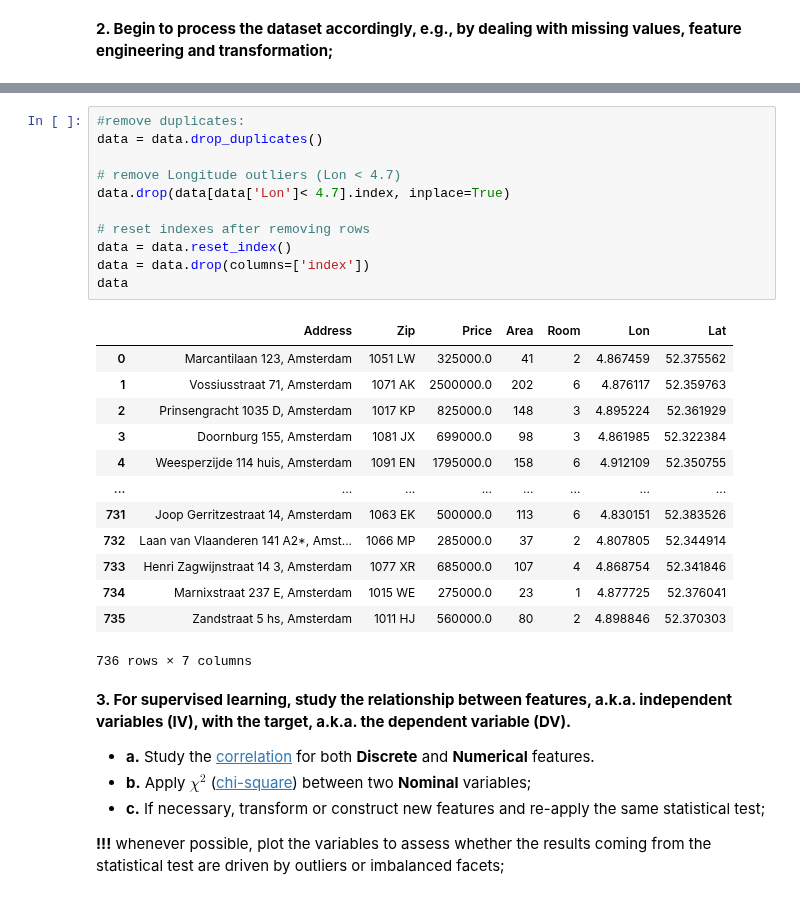
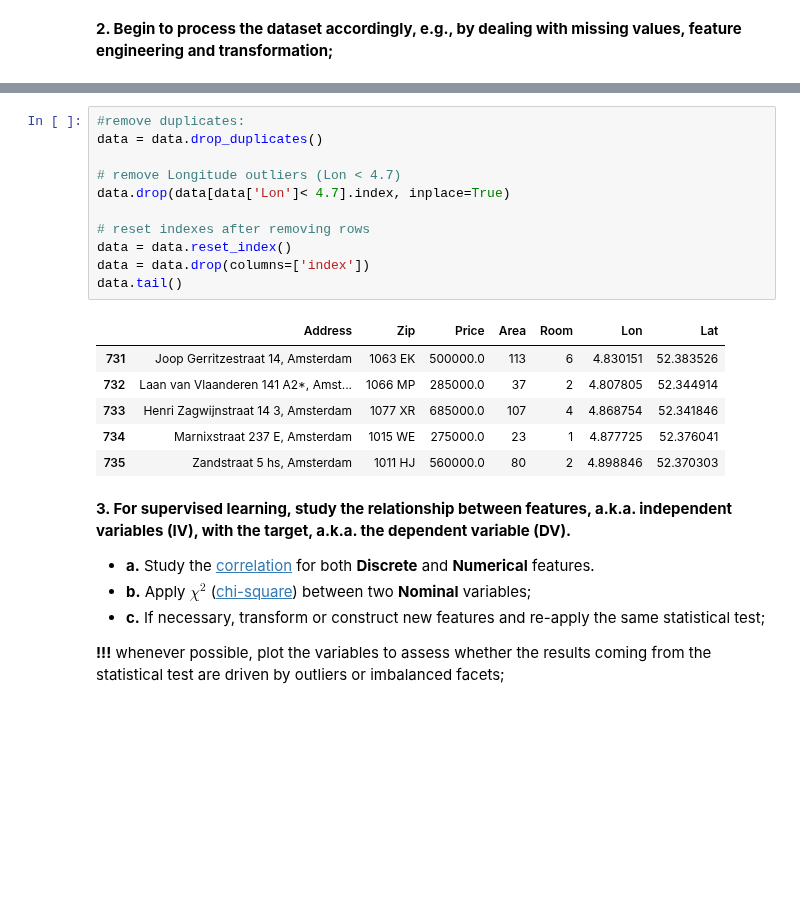
Before and after one commit to nadiia-duiunova/House_price, a Jupyter notebook: Stat inference.ipynb, the cells around one changed output, grey strips where cells are left out. Cells and saved outputs as stored; diff of their text form; blank space fills up the shorter version.

```diff
--- a/Stat inference.ipynb
+++ b/Stat inference.ipynb
@@ -52,28 +53,21 @@ o Columns: ['Price', 'Address', 'Zip', 'Area', 'Room', 'Lon', 'Lat']
 # %%
 #remove duplicates:
 data = data.drop_duplicates()
 
 # remove Longitude outliers (Lon < 4.7)
 data.drop(data[data['Lon']< 4.7].index, inplace=True)
 
 # reset indexes after removing rows
 data = data.reset_index()
 data = data.drop(columns=['index'])
-data
+data.tail()
 # %% [output]
 |  | Address | Zip | Price | Area | Room | Lon | Lat |
-| 0 | Marcantilaan 123, Amsterdam | 1051 LW | 325000.0 | 41 | 2 | 4.867459 | 52.375562 |
-| 1 | Vossiusstraat 71, Amsterdam | 1071 AK | 2500000.0 | 202 | 6 | 4.876117 | 52.359763 |
-| 2 | Prinsengracht 1035 D, Amsterdam | 1017 KP | 825000.0 | 148 | 3 | 4.895224 | 52.361929 |
-| 3 | Doornburg 155, Amsterdam | 1081 JX | 699000.0 | 98 | 3 | 4.861985 | 52.322384 |
-| 4 | Weesperzijde 114 huis, Amsterdam | 1091 EN | 1795000.0 | 158 | 6 | 4.912109 | 52.350755 |
-| ... | ... | ... | ... | ... | ... | ... | ... |
 | 731 | Joop Gerritzestraat 14, Amsterdam | 1063 EK | 500000.0 | 113 | 6 | 4.830151 | 52.383526 |
 | 732 | Laan van Vlaanderen 141 A2*, Amst... | 1066 MP | 285000.0 | 37 | 2 | 4.807805 | 52.344914 |
 | 733 | Henri Zagwijnstraat 14 3, Amsterdam | 1077 XR | 685000.0 | 107 | 4 | 4.868754 | 52.341846 |
 | 734 | Marnixstraat 237 E, Amsterdam | 1015 WE | 275000.0 | 23 | 1 | 4.877725 | 52.376041 |
 | 735 | Zandstraat 5 hs, Amsterdam | 1011 HJ | 560000.0 | 80 | 2 | 4.898846 | 52.370303 |
-736 rows × 7 columns
 # %% [markdown]
 **3. For supervised learning, study the relationship between features, a.k.a. independent variables (IV), with the target, a.k.a. the dependent variable (DV).**
 
```
Also changed, not shown: parts of 25 cells of this notebook.
